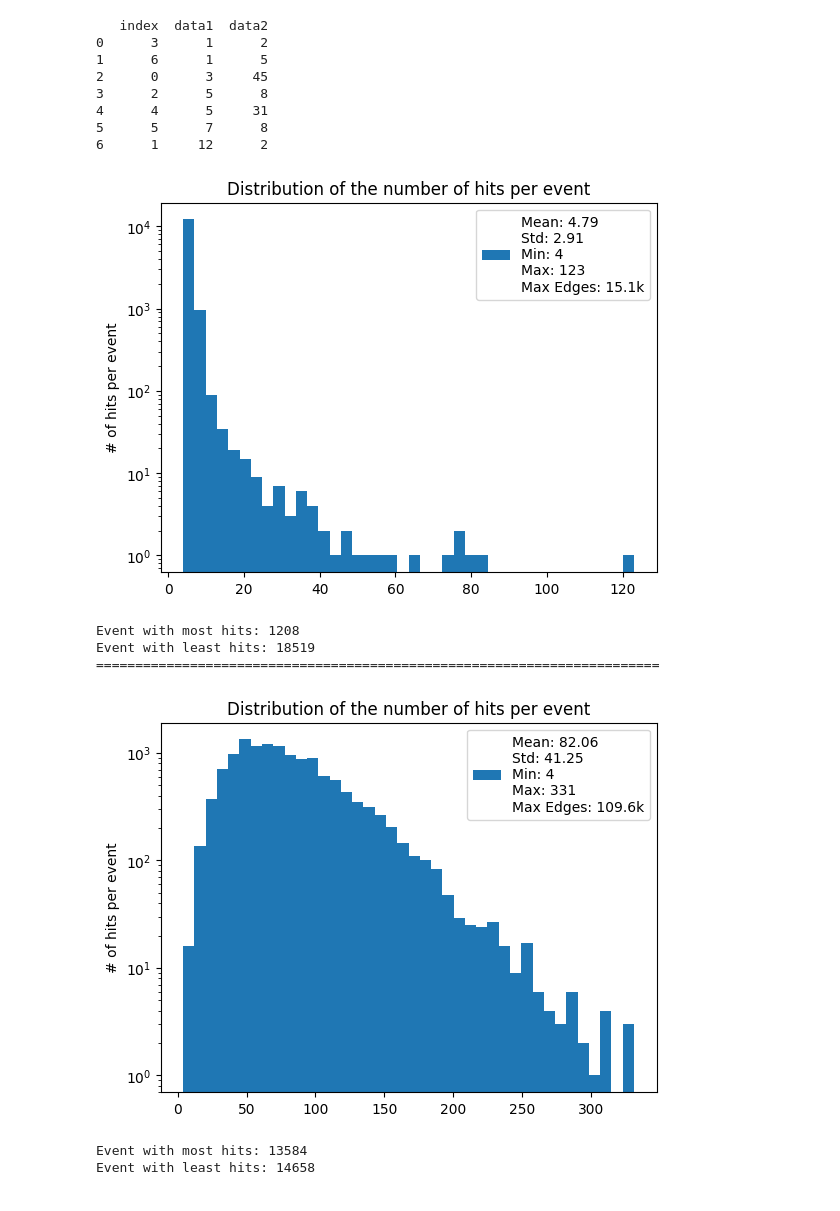
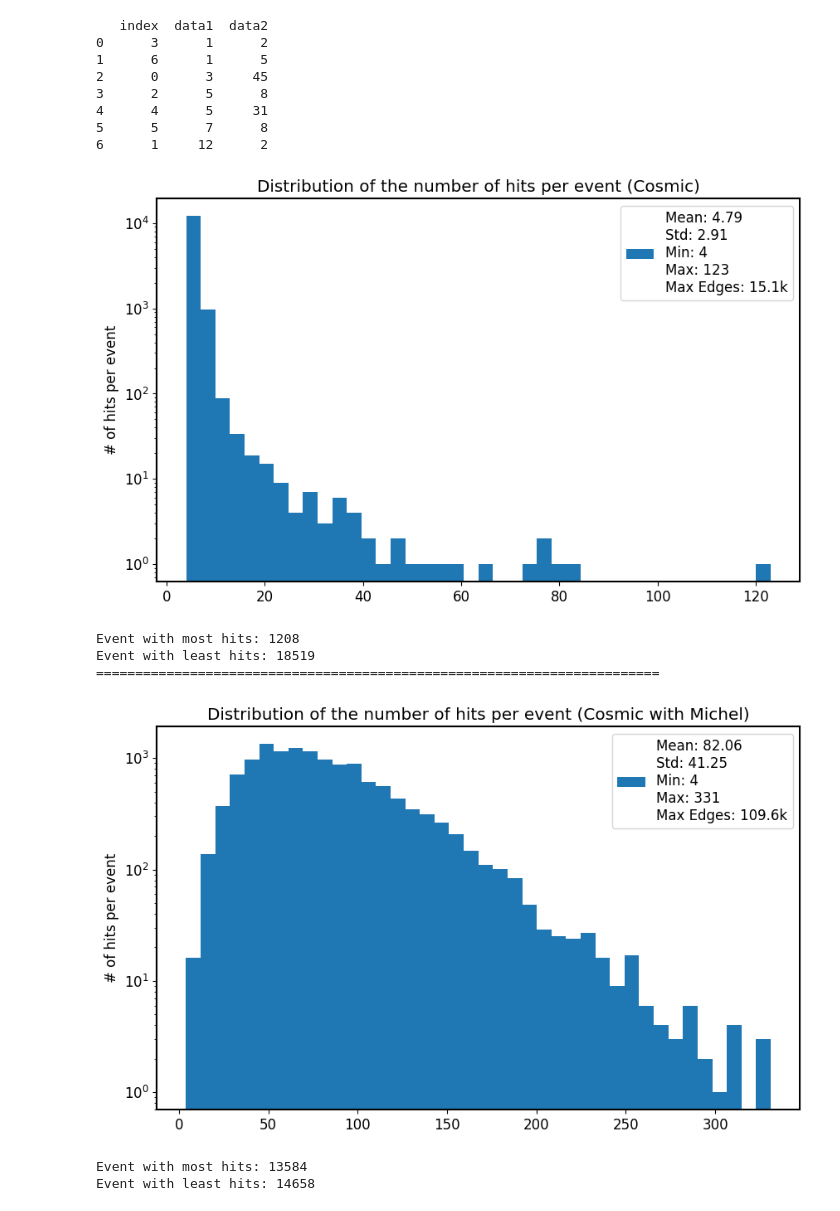
Before and after one commit to sdittmeier/Mu3eCosmicGNN, a Jupyter notebook: examples/Example_3/visualization.ipynb, the cells around one changed output. Cells and saved outputs as stored; diff of their text form; code cells hidden in the pictures.

```diff
--- a/examples/Example_3/visualization.ipynb
+++ b/examples/Example_3/visualization.ipynb
@@ -393,47 +391,48 @@ print(dataframe)
 6      1     12      2
 # %%
 import matplotlib.pyplot as plt
+import numpy as np
 
-def event_histogram(dataframe):
+def event_histogram(dataframe, name):
     event_count = dataframe['event'].value_counts()
 
     plt.hist(event_count.tolist(), bins=40)
     plt.ylabel('# of hits per event')
     plt.yscale('log')
-    plt.title('Distribution of the number of hits per event')
+    plt.title('Distribution of the number of hits per event ('+name+')')
 
     # Calculate statistics
     mean = np.mean(event_count)
     std = np.std(event_count)
     min_val = np.min(event_count)
     max_val = np.max(event_count)
 
     # Create legend
     legend_text = f"Mean: {mean:.2f}\nStd: {std:.2f}\nMin: {min_val}\nMax: {max_val}"
     max_edges = max_val ** 2
     legend_text += f"\nMax Edges: {round(max_edges/1000,1)}k"
     plt.legend([legend_text])
 
     plt.show()
 
 dir1 = '/mnt/data1/karres/cosmics_test/cosmics_data/cosmic_f1.csv'
 dir2 = '/mnt/data1/karres/cosmics_test/cosmics_data/cosmic_michel_f2.csv'
 
 cosmic = pd.read_csv(dir1)
 michel = pd.read_csv(dir2)
 
-event_histogram(cosmic)
+event_histogram(cosmic, 'Cosmic')
 print('Event with most hits:', cosmic['event'].value_counts().idxmax())
 print('Event with least hits:', cosmic['event'].value_counts().idxmin())
 print('========================================================================')
-event_histogram(michel)
+event_histogram(michel, 'Cosmic with Michel')
 print('Event with most hits:', michel['event'].value_counts().idxmax())
 print('Event with least hits:', michel['event'].value_counts().idxmin())
 # %% [output]
-[figure, old version]
+[figure, new version]
 Event with most hits: 1208
 Event with least hits: 18519
 ========================================================================
-[figure, old version]
+[figure, new version]
 Event with most hits: 13584
 Event with least hits: 14658
```
Also changed, not shown: parts of 8 cells of this notebook.
